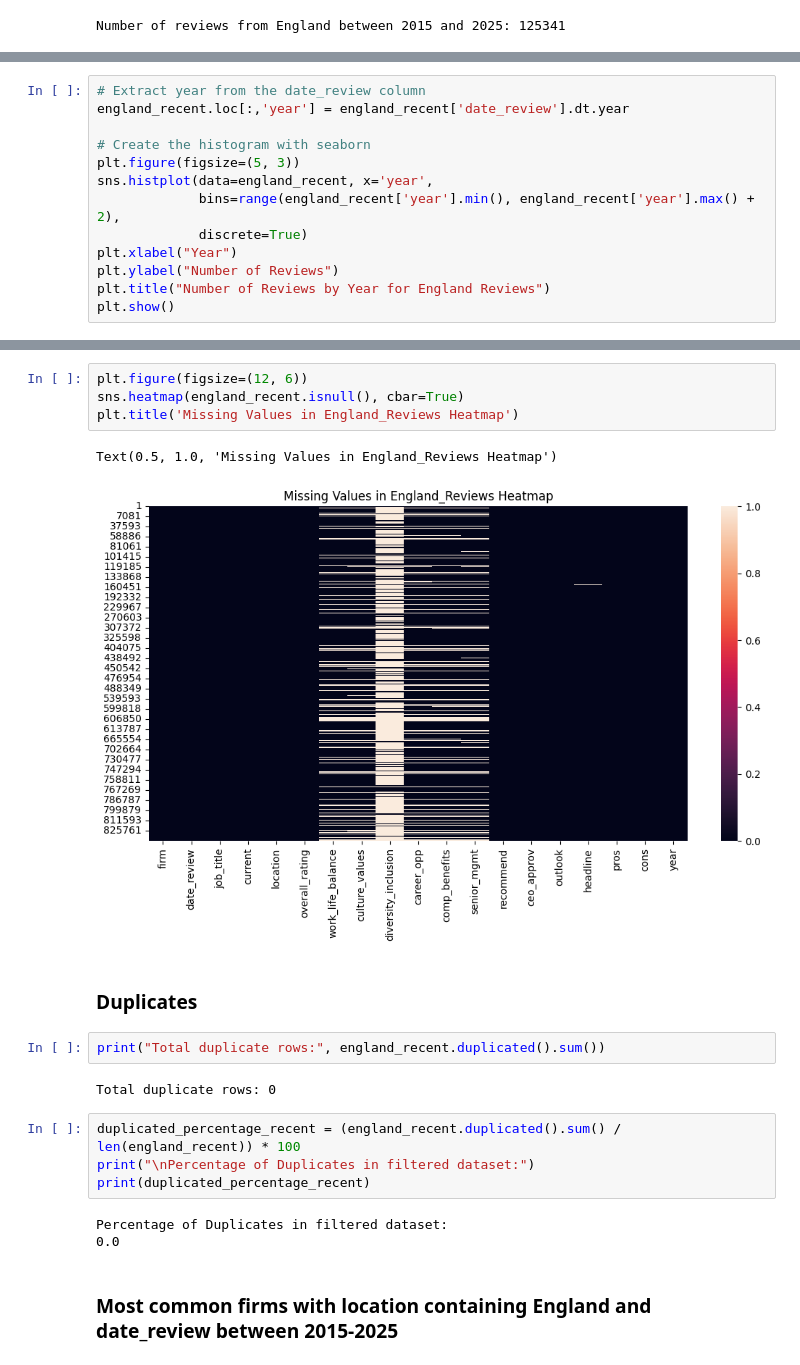
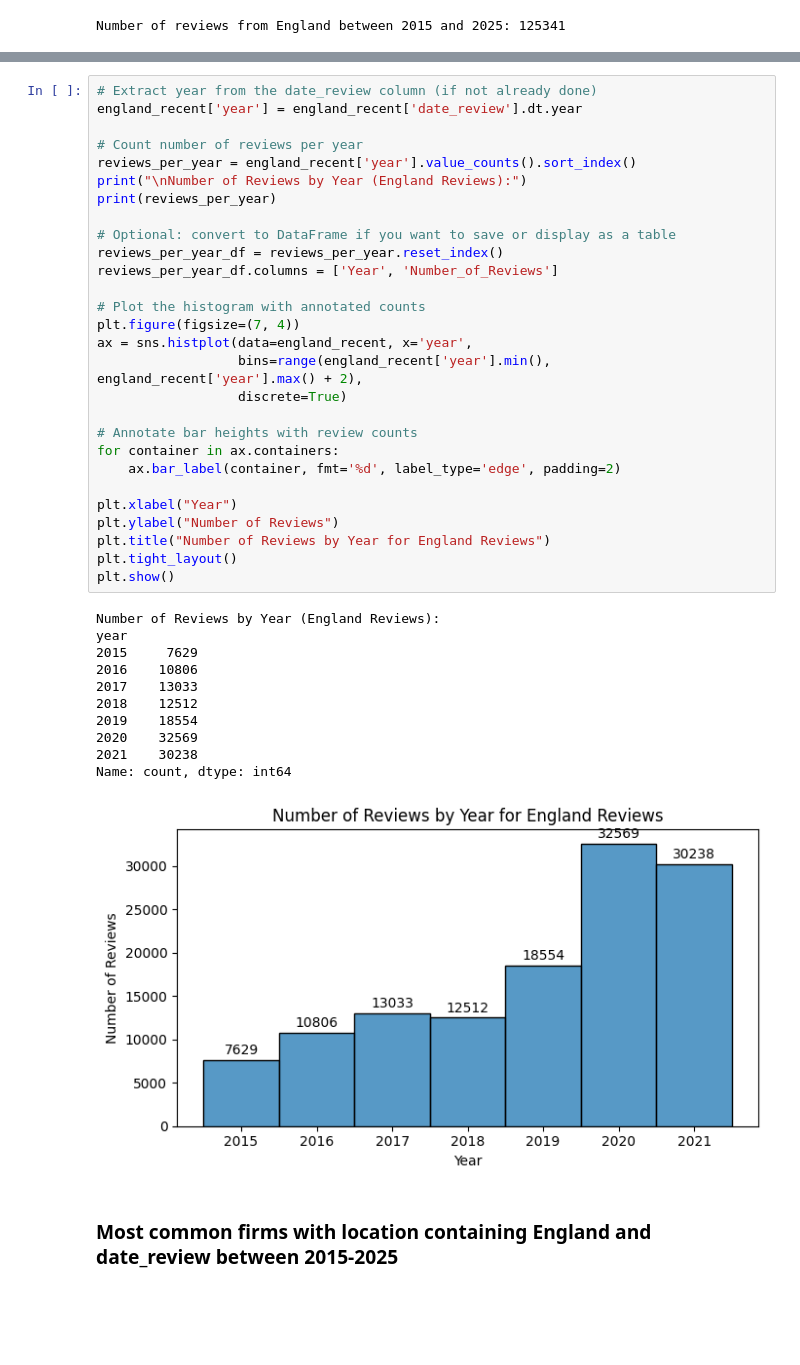
Before and after one commit to javirubio4/glassdoor_reviews, a Jupyter notebook: EDA.ipynb, the cells around one changed output, grey strips where cells are left out. Drawn from its saved outputs; the diff is of its cells as text; blank space fills up the shorter version.

```diff
--- a/EDA.ipynb
+++ b/EDA.ipynb
@@ -373,13 +310,0 @@ Number of reviews from England between 2015 and 2025: 125341
-# %%
-# Extract year from the date_review column
-england_recent.loc[:,'year'] = england_recent['date_review'].dt.year
-
-# Create the histogram with seaborn
-plt.figure(figsize=(5, 3))
-sns.histplot(data=england_recent, x='year',
-             bins=range(england_recent['year'].min(), england_recent['year'].max() + 2),
-             discrete=True)
-plt.xlabel("Year")
-plt.ylabel("Number of Reviews")
-plt.title("Number of Reviews by Year for England Reviews")
-plt.show()
@@ -416,23 +311,43 @@ Here we might need to decide if we exclude other columns that are not pros and c
-# %%
-plt.figure(figsize=(12, 6))
-sns.heatmap(england_recent.isnull(), cbar=True)
-plt.title('Missing Values in England_Reviews Heatmap')
-# %% [output]
-Text(0.5, 1.0, 'Missing Values in England_Reviews Heatmap')
-[figure, removed]
-# %% [markdown]
-### Duplicates
-# %%
-print("Total duplicate rows:", england_recent.duplicated().sum())
-# %% [output]
-Total duplicate rows: 0
-# %%
-duplicated_percentage_recent = (england_recent.duplicated().sum() / len(england_recent)) * 100
-print("\nPercentage of Duplicates in filtered dataset:")
-print(duplicated_percentage_recent)
-# %% [output]
-Percentage of Duplicates in filtered dataset:
-0.0
+# %%
+# Extract year from the date_review column (if not already done)
+england_recent['year'] = england_recent['date_review'].dt.year
+
+# Count number of reviews per year
+reviews_per_year = england_recent['year'].value_counts().sort_index()
+print("\nNumber of Reviews by Year (England Reviews):")
+print(reviews_per_year)
+
+# Optional: convert to DataFrame if you want to save or display as a table
+reviews_per_year_df = reviews_per_year.reset_index()
+reviews_per_year_df.columns = ['Year', 'Number_of_Reviews']
+
+# Plot the histogram with annotated counts
+plt.figure(figsize=(7, 4))
+ax = sns.histplot(data=england_recent, x='year',
+                  bins=range(england_recent['year'].min(), england_recent['year'].max() + 2),
+                  discrete=True)
+
+# Annotate bar heights with review counts
+for container in ax.containers:
+    ax.bar_label(container, fmt='%d', label_type='edge', padding=2)
+
+plt.xlabel("Year")
+plt.ylabel("Number of Reviews")
+plt.title("Number of Reviews by Year for England Reviews")
+plt.tight_layout()
+plt.show()
+# %% [output]
+Number of Reviews by Year (England Reviews):
+year
+2015     7629
+2016    10806
+2017    13033
+2018    12512
+2019    18554
+2020    32569
+2021    30238
+Name: count, dtype: int64
+[figure, added]
 # %% [markdown]
 ### Most common firms with location containing England and date_review between 2015-2025
 # %%
```
Also changed, not shown: parts of 22 cells of this notebook.
